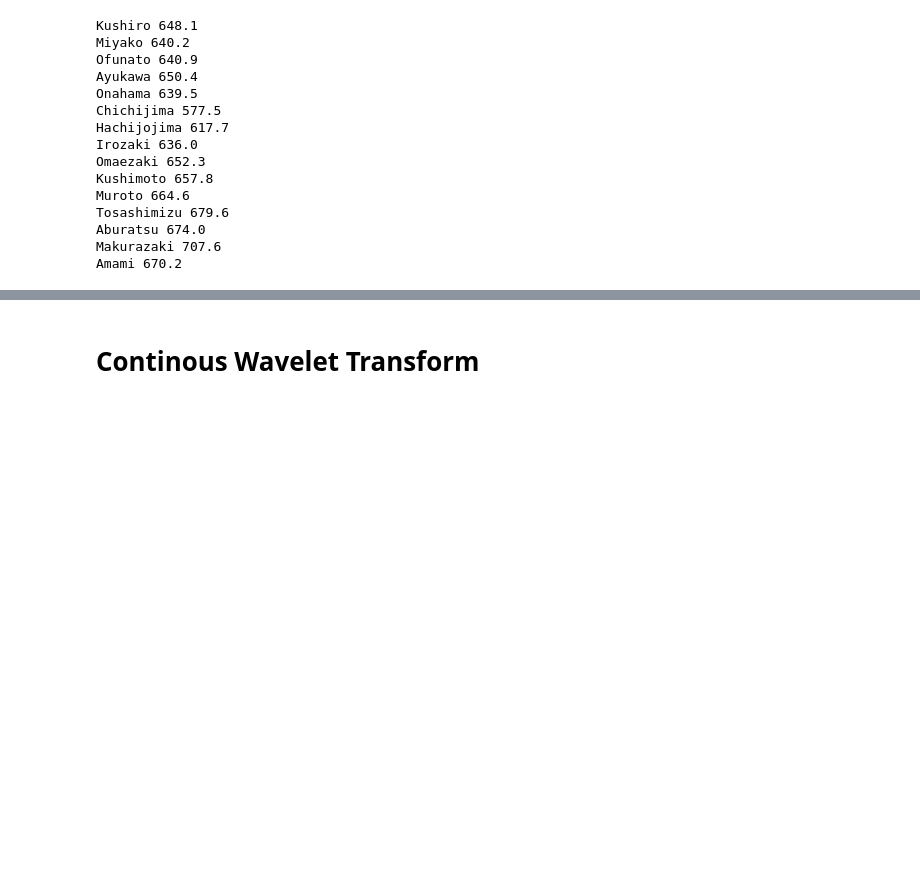
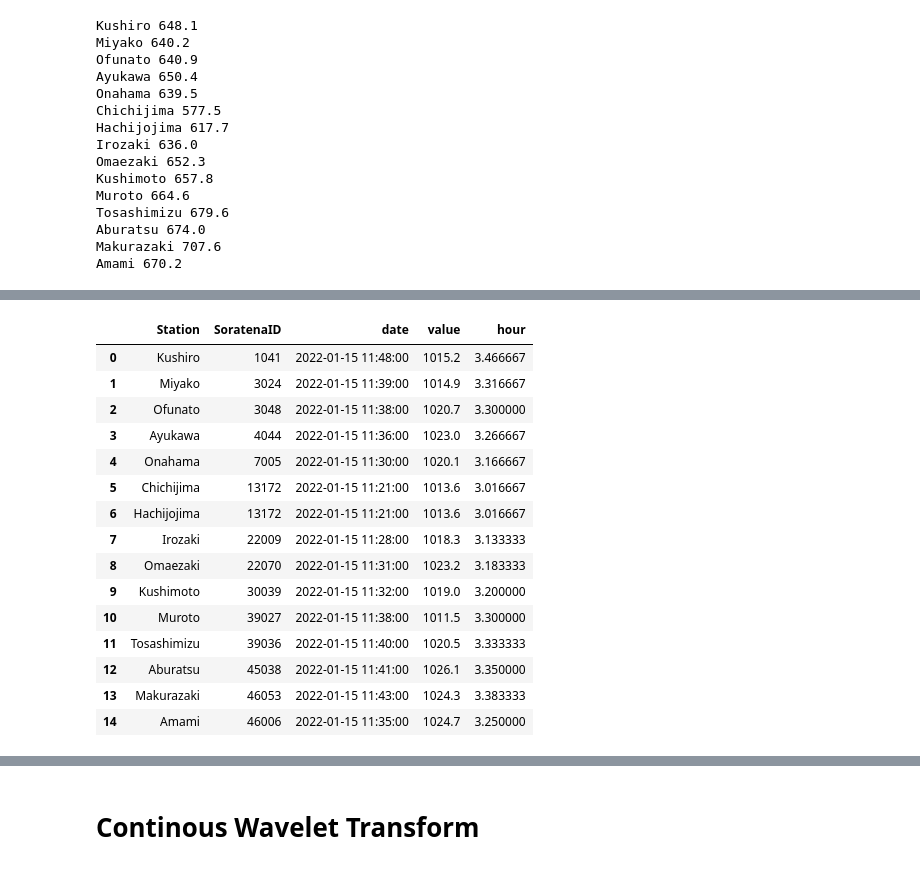
Before and after one commit to erick2307/tsunami_period_analysis, a Jupyter notebook: japan_cwt/WaveletAnalysis_Japan.ipynb, the cells around one changed output, grey strips where cells are left out. Drawn from its saved outputs; the diff is of its cells as text; code cells hidden in the pictures; blank space fills up the shorter version.

```diff
--- a/japan_cwt/WaveletAnalysis_Japan.ipynb
+++ b/japan_cwt/WaveletAnalysis_Japan.ipynb
@@ -56,0 +61,3 @@ Amami 670.2
+# %%
+stid = pd.read_csv('../data/stationANDsoratena.csv',usecols=[1,2])
+stid
@@ -56,0 +81,3 @@ Amami 670.2
+# %%
+stmaxv = pd.read_csv('../data/soratena_max_value.csv',parse_dates=["date"],usecols=[1,2,3])
+stmaxv.head()
@@ -57,2 +109,35 @@ Amami 670.2
+# %%
+new_stid = stmaxv[stmaxv['id'].isin(stid['SoratenaID'])]
+new_stid
+dates=[]
+values=[]
+hours=[]
+for i, rowA in stid.iterrows():
+    for j,rowB in new_stid.iterrows():
+        if rowA['SoratenaID']== rowB['id']:
+            dates.append(rowB['date'])
+            values.append(rowB['value'])
+            hours.append(rowB['hour'])
+stid['date']=dates
+stid['value']=values
+stid['hour']=hours
+stid
+# %% [output]
+|  | Station | SoratenaID | date | value | hour |
+| 0 | Kushiro | 1041 | 2022-01-15 11:48:00 | 1015.2 | 3.466667 |
+| 1 | Miyako | 3024 | 2022-01-15 11:39:00 | 1014.9 | 3.316667 |
+| 2 | Ofunato | 3048 | 2022-01-15 11:38:00 | 1020.7 | 3.300000 |
+| 3 | Ayukawa | 4044 | 2022-01-15 11:36:00 | 1023.0 | 3.266667 |
+| 4 | Onahama | 7005 | 2022-01-15 11:30:00 | 1020.1 | 3.166667 |
+| 5 | Chichijima | 13172 | 2022-01-15 11:21:00 | 1013.6 | 3.016667 |
+| 6 | Hachijojima | 13172 | 2022-01-15 11:21:00 | 1013.6 | 3.016667 |
+| 7 | Irozaki | 22009 | 2022-01-15 11:28:00 | 1018.3 | 3.133333 |
+| 8 | Omaezaki | 22070 | 2022-01-15 11:31:00 | 1023.2 | 3.183333 |
+| 9 | Kushimoto | 30039 | 2022-01-15 11:32:00 | 1019.0 | 3.200000 |
+| 10 | Muroto | 39027 | 2022-01-15 11:38:00 | 1011.5 | 3.300000 |
+| 11 | Tosashimizu | 39036 | 2022-01-15 11:40:00 | 1020.5 | 3.333333 |
+| 12 | Aburatsu | 45038 | 2022-01-15 11:41:00 | 1026.1 | 3.350000 |
+| 13 | Makurazaki | 46053 | 2022-01-15 11:43:00 | 1024.3 | 3.383333 |
+| 14 | Amami | 46006 | 2022-01-15 11:35:00 | 1024.7 | 3.250000 |
 # %%
 # colores = ['#e6194B','#f58231','#ffe119','#bfef45','#3cb44b','#42d4f4','#4363d8','#911eb4','#f032e6']
```
Also changed, not shown: parts of 8 cells of this notebook, 4 other files.
